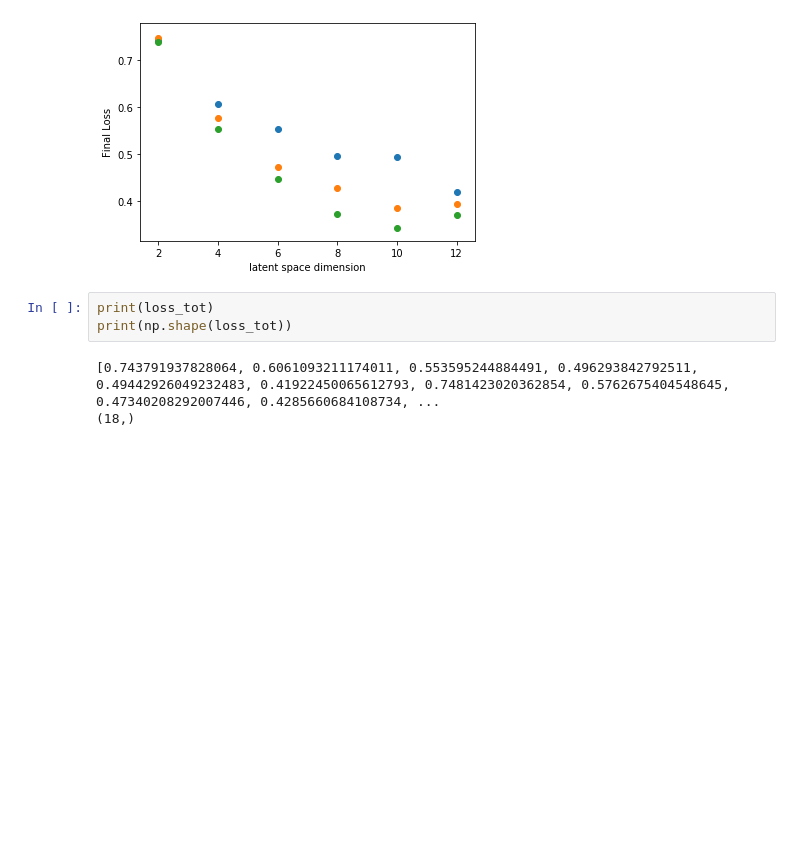
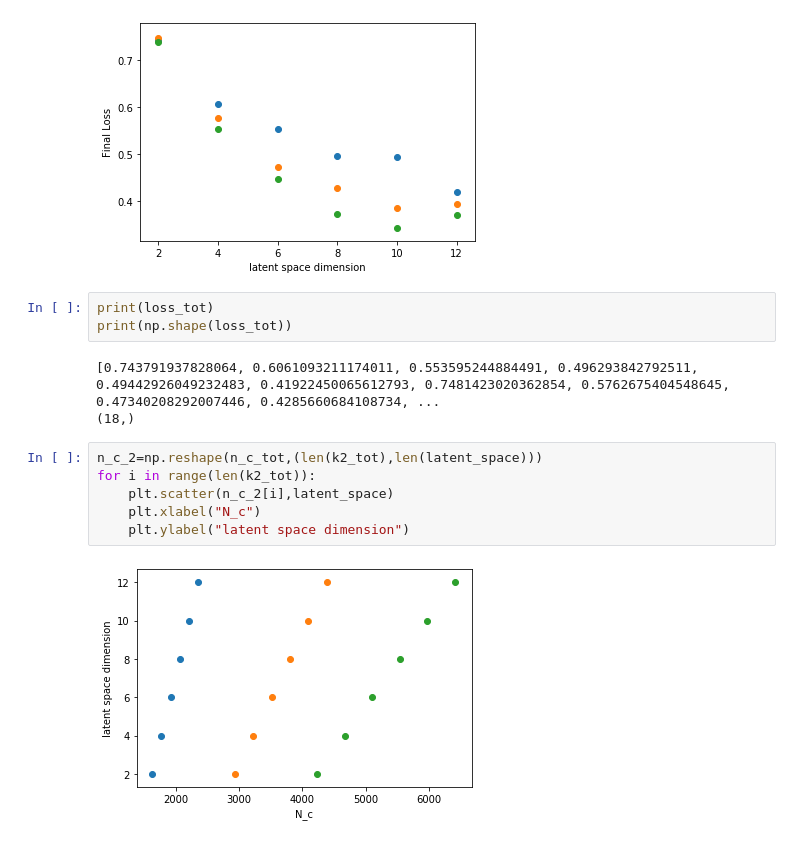
Before and after one commit to jerck1/CabreraRamirezJohnErick_Ejercicio030, a Jupyter notebook: autoencoder_complexity.ipynb, the cells around one changed output. Drawn from its saved outputs; the diff is of its cells as text; blank space fills up the shorter version.

```diff
--- a/autoencoder_complexity.ipynb
+++ b/autoencoder_complexity.ipynb
@@ -156,3 +156,11 @@ print(np.shape(loss_tot))
 # %% [output]
 [0.743791937828064, 0.6061093211174011, 0.553595244884491, 0.496293842792511, 0.49442926049232483, 0.41922450065612793, 0.7481423020362854, 0.5762675404548645, 0.47340208292007446, 0.4285660684108734, ...
 (18,)
+# %%
+n_c_2=np.reshape(n_c_tot,(len(k2_tot),len(latent_space)))
+for i in range(len(k2_tot)):
+    plt.scatter(n_c_2[i],latent_space)
+    plt.xlabel("N_c")
+    plt.ylabel("latent space dimension")
+# %% [output]
+[figure, added]
```
